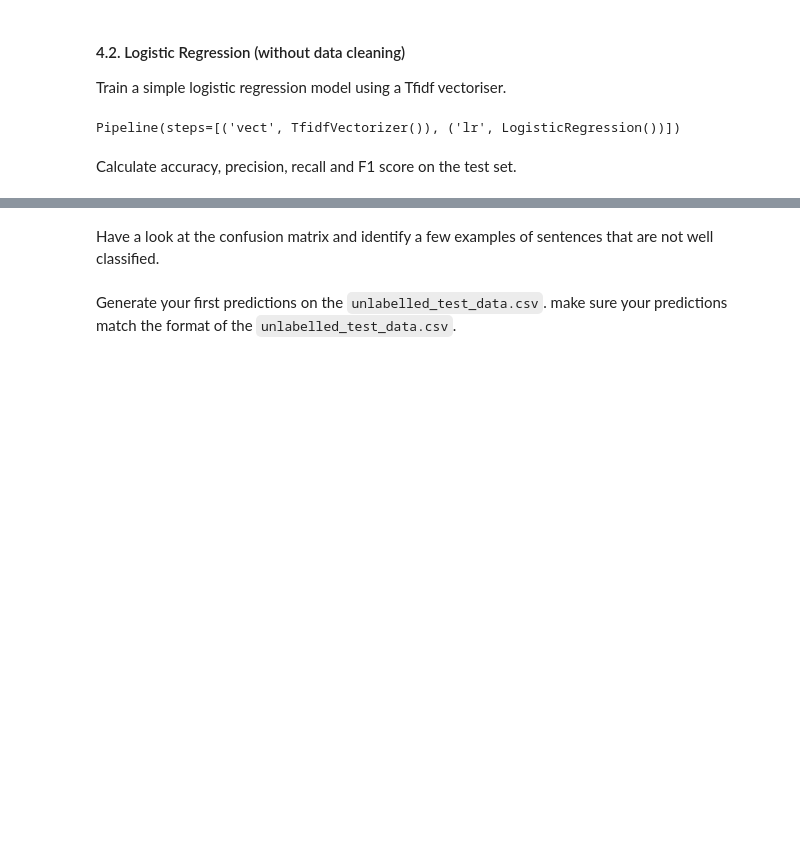
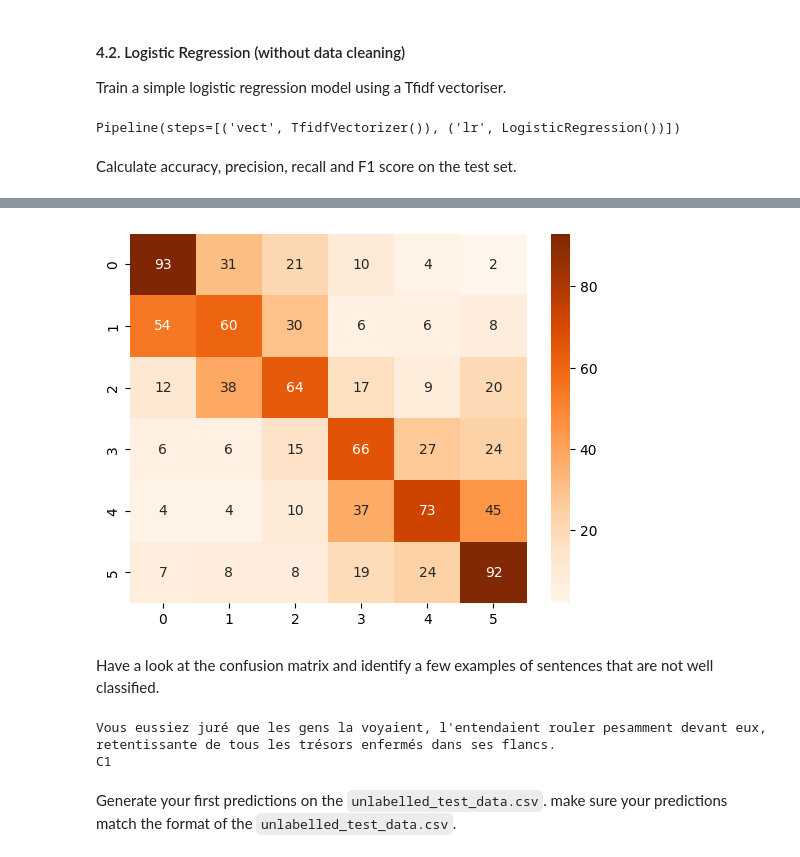
Before and after one commit to ajmim/DMML2022_logitech, a Jupyter notebook: code/Instructions.ipynb, the cells around one changed output, grey strips where cells are left out. Cells and saved outputs as stored; diff of their text form; code cells hidden in the pictures; blank space fills up the shorter version.

```diff
--- a/code/Instructions.ipynb
+++ b/code/Instructions.ipynb
@@ -149,8 +172,7 @@ Train a simple logistic regression model using a Tfidf vectoriser.
 vect = TfidfVectorizer()
 lr = LogisticRegression()
 
-pipe = Pipeline([('vect', vect),
-                 ('lr', lr)])
+pipe = Pipeline([('vect', vect), ('lr', lr)])
 pipe.fit(X_train, y_train)
 # %% [output]
 Pipeline(steps=[('vect', TfidfVectorizer()), ('lr', LogisticRegression())])
@@ -179,0 +181,5 @@ CLASSIFICATION REPORT:
+# %%
+pred = pipe.predict(X_test)
+
+evaluate(y_test, pred)
+#Thus in binary classification, the count of true negatives is C00, false negatives is C10, true positives is C11 and false positives is C01 .
@@ -180,2 +200,8 @@ CLASSIFICATION REPORT:
+# %%
+sns.heatmap(pd.DataFrame(confusion_matrix(y_test, pred)), annot=True, cmap='Oranges', fmt='.4g');
+
+#add title, labels, ...
+# %% [output]
+[figure, added]
 # %% [markdown]
 Have a look at the confusion matrix and identify a few examples of sentences that are not well classified.
@@ -184,2 +208,12 @@ Have a look at the confusion matrix and identify a few examples of sentences tha
+# %%
+a=X_test.iloc[7]
+b=y_test.iloc[7]
+#c=pipe.predict(a)
+print(a)
+print(b)
+#print(c)
+# %% [output]
+Vous eussiez juré que les gens la voyaient, l'entendaient rouler pesamment devant eux, retentissante de tous les trésors enfermés dans ses flancs.
+C1
 # %% [markdown]
 Generate your first predictions on the `unlabelled_test_data.csv`. make sure your predictions match the format of the `unlabelled_test_data.csv`.
```
Also changed, not shown: parts of 17 cells of this notebook.
